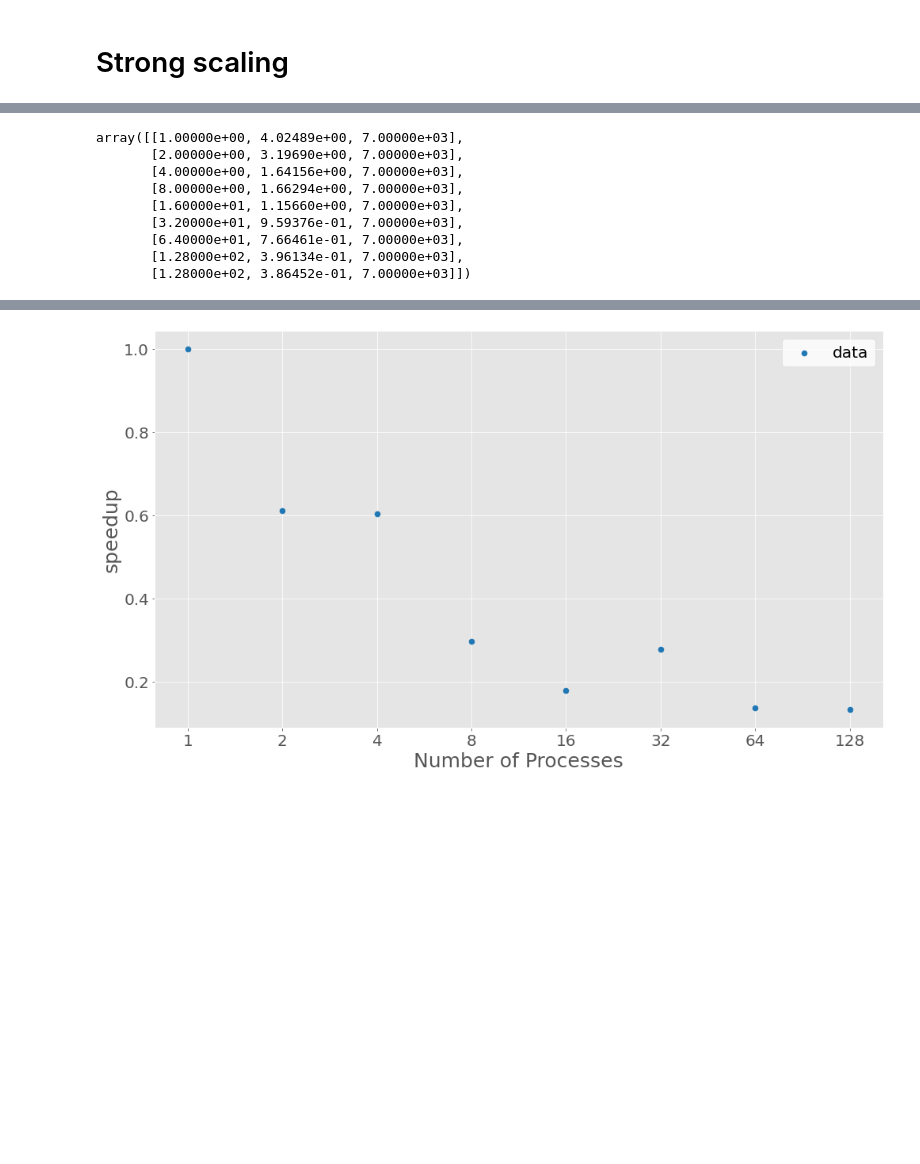
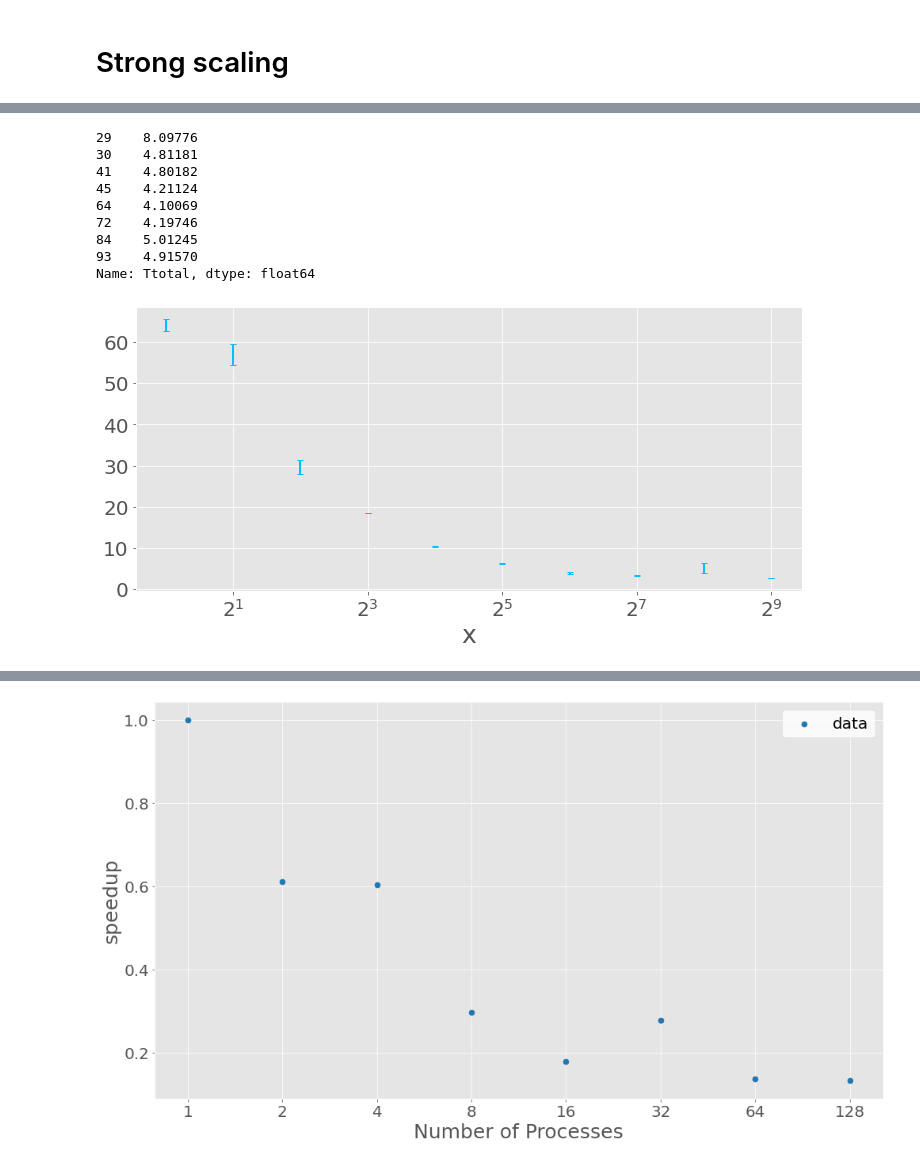
Before and after one commit to Kiril94/HPC, a Jupyter notebook: Ass/A4/Plots.ipynb, the cells around one changed output, grey strips where cells are left out. Saved outputs shown, nothing was run; the diff lists cells and outputs as text; code cells hidden in the pictures; blank space fills up the shorter version.

```diff
--- a/Ass/A4/Plots.ipynb
+++ b/Ass/A4/Plots.ipynb
@@ -41,0 +18,12 @@ array([[8.00000e+00, 1.66294e+00, 7.00000e+03],
+# %%
+#data is stored as num_thread, time, model_size, parallel
+Data = pd.read_csv('df.csv')
+zero_mask = Data['checksum']==0
+Data = Data[~zero_mask]
+#set number of threads to one where it is zero
+zero_threads_mask = Data['Nthreads']==0
+Data = Data[~zero_threads_mask]
+outlier_mask = Data['Ttotal']>100
+Data = Data[~outlier_mask]
+#Data_outlier = Data[outlier_mask]
+Data.head(2)
@@ -42,5 +34,10 @@ array([[8.00000e+00, 1.66294e+00, 7.00000e+03],
 # %%
-mask_strong_scaling = Data[:,-1]==7000
-Data_ss = Data[mask_strong_scaling]
-Data_ws = Data[~mask_strong_scaling]
-Data_ss = Data_ss[np.argsort(Data_ss[:, 0])]
+par_mask = Data['Par']==1
+Data_par = Data[par_mask]
+Data_seq = Data[~par_mask]
+strong_mask = Data_par.iloc[:,0]==256
+Data_s = Data_par[strong_mask]
+
+#Data_ws = Data[~mask_strong_scaling]
+#Data_ss = Data_ss[np.argsort(Data_ss[:, 0])]
+Data_s.head(4)
@@ -47,2 +57,30 @@ Data_ss = Data_ss[np.argsort(Data_ss[:, 0])]
+# %%
+X_s = Data_s['Nprocs']*Data_s['Nthreads']
+Y_s = Data_s['Ttotal']
+X1mask = X_s == int(2**8)
+#mask_strange = np.isclose(Y_s, 8.09776)
+#X_s = X_s[~mask_strange]
+#Y_s = Y_s[~mask_strange]
+print(Y_s[X1mask])
+x_unique_s, y_mean_s = npi.group_by(X_s).mean(Y_s)
+_, y_std_s = npi.group_by(X_s).std(Y_s)
+fig, ax = vis.nice_plot(
+    x_unique_s, y_mean_s, SY = y_std_s, scatter=True,
+    show_plot=False, err_markersize=.1, errorbar = True, capthick=1,
+elinewidth=2.,)
+ax.set_xscale('log', base=2)
+#ax.set_yscale('log')
+fig
+# %% [output]
+29    8.09776
+30    4.81181
+41    4.80182
+45    4.21124
+64    4.10069
+72    4.19746
+84    5.01245
+93    4.91570
+Name: Ttotal, dtype: float64
+[figure, added]
 # %%
 def amdahl(num_cores, p): return 1/((1-p) + p/num_cores)
@@ -51,12 +86,0 @@ pred = amdahl(processes,.4)
-# %%
-Data_ss
-# %% [output]
-array([[1.00000e+00, 4.02489e+00, 7.00000e+03],
-       [2.00000e+00, 3.19690e+00, 7.00000e+03],
-       [4.00000e+00, 1.64156e+00, 7.00000e+03],
-       [8.00000e+00, 1.66294e+00, 7.00000e+03],
-       [1.60000e+01, 1.15660e+00, 7.00000e+03],
-       [3.20000e+01, 9.59376e-01, 7.00000e+03],
-       [6.40000e+01, 7.66461e-01, 7.00000e+03],
-       [1.28000e+02, 3.96134e-01, 7.00000e+03],
-       [1.28000e+02, 3.86452e-01, 7.00000e+03]])
```
Also changed, not shown: parts of 26 cells of this notebook, 1 other file.
